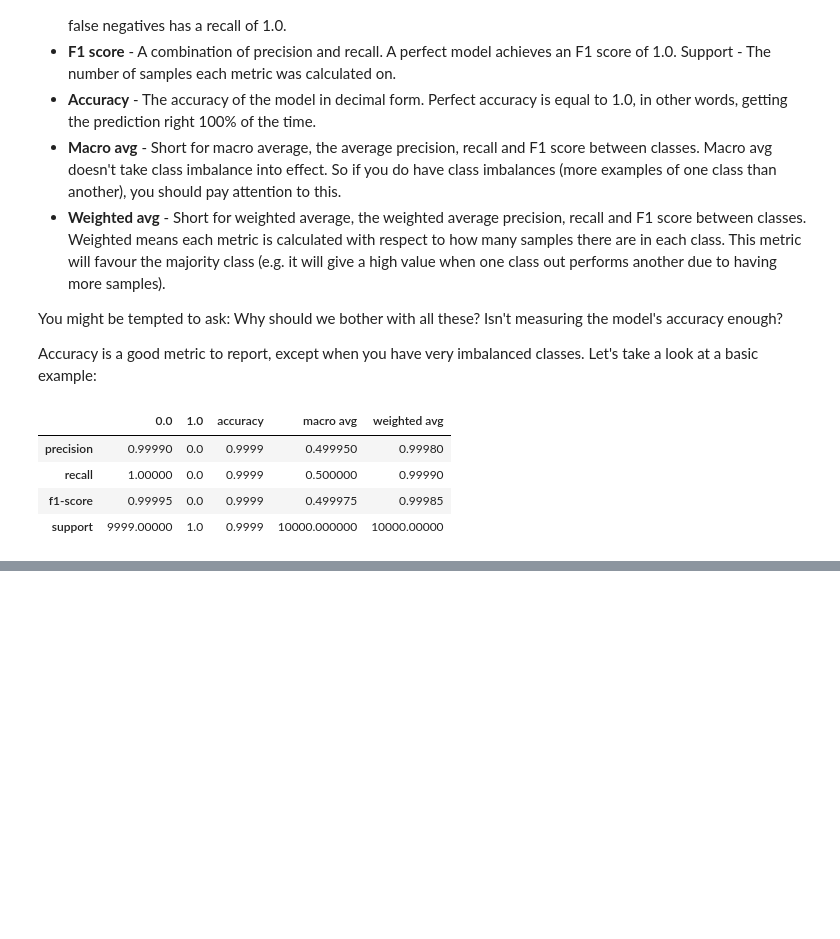
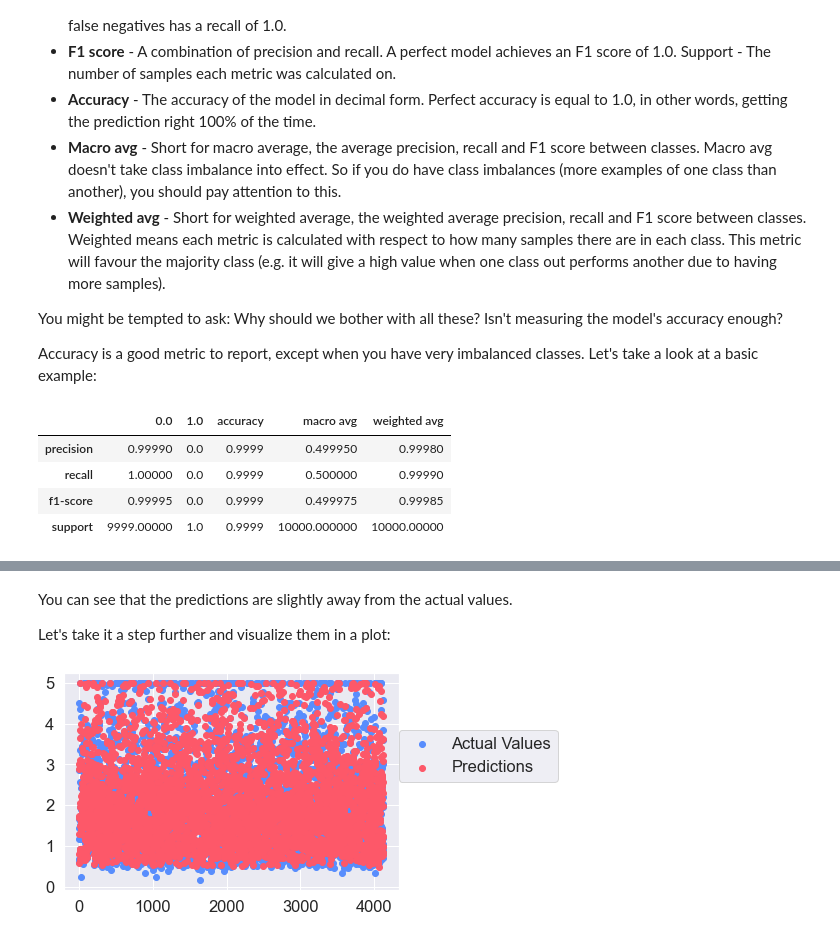
Before and after one commit to Insidiae/ztm-machine-learning, a Jupyter notebook: 4_scikit-learn_creating_machine_learning_models/introduction_to_scikit-learn.ipynb, the cells around one changed output, grey strips where cells are left out. Saved outputs shown, nothing was run; the diff lists cells and outputs as text; code cells hidden in the pictures; blank space fills up the shorter version.

Commit message:
sklearn part 4.3

```diff
--- a/4_scikit-learn_creating_machine_learning_models/introduction_to_scikit-learn.ipynb
+++ b/4_scikit-learn_creating_machine_learning_models/introduction_to_scikit-learn.ipynb
@@ -1558,0 +1573,12 @@ Here are some rules of thumb for evaluating classification models:
+# %%
+from sklearn.ensemble import RandomForestRegressor
+
+np.random.seed(69)
+
+X = california_df.drop("target", axis=1)
+y = california_df["target"]
+
+X_train, X_test, y_train, y_test = train_test_split(X, y, test_size=0.2)
+
+model = RandomForestRegressor()
+model.fit(X_train, y_train);
@@ -1558,0 +1595,6 @@ Here are some rules of thumb for evaluating classification models:
+# %%
+from sklearn.metrics import r2_score
+
+y_preds = model.predict(X_test)
+
+r2_score(y_test, y_preds)
@@ -1558,0 +1635,5 @@ Here are some rules of thumb for evaluating classification models:
+# %%
+df = pd.DataFrame(data={"actual values": y_test,
+                        "predictions": y_preds})
+
+df
@@ -1558,0 +1654,12 @@ Here are some rules of thumb for evaluating classification models:
+# %% [markdown]
+You can see that the predictions are slightly away from the actual values.
+
+Let's take it a step further and visualize them in a plot:
+# %%
+fig, ax = plt.subplots()
+x = np.arange(0, len(df), 1)
+ax.scatter(x, df["actual values"], c="#588dfd", label="Actual Values")
+ax.scatter(x, df["predictions"], c="#fd5869", label="Predictions")
+ax.legend(loc=(1, 0.5));
+# %% [output]
+[figure, added]
```
Also changed, not shown: parts of 48 cells of this notebook, 4 other files.
